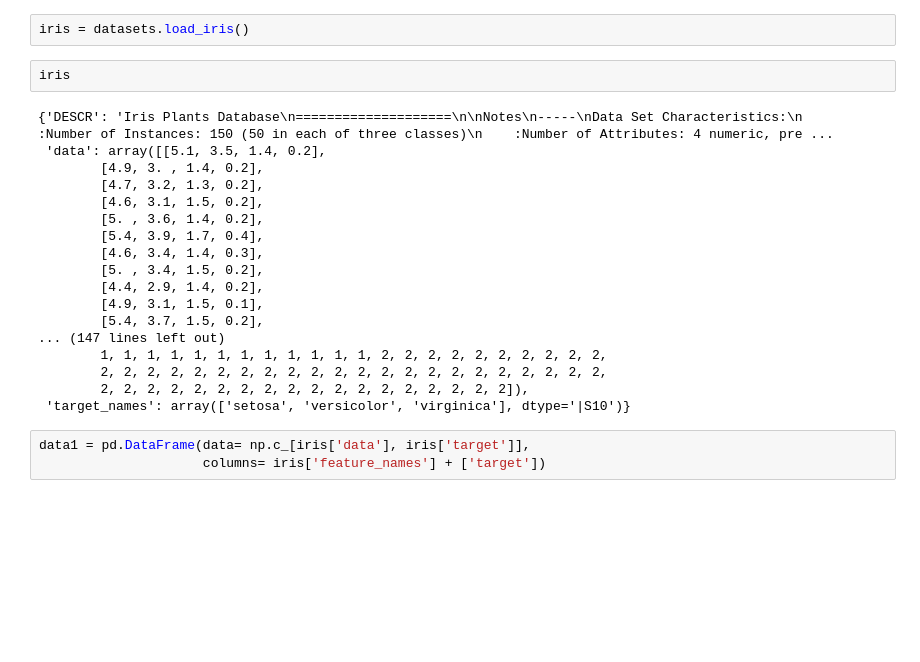
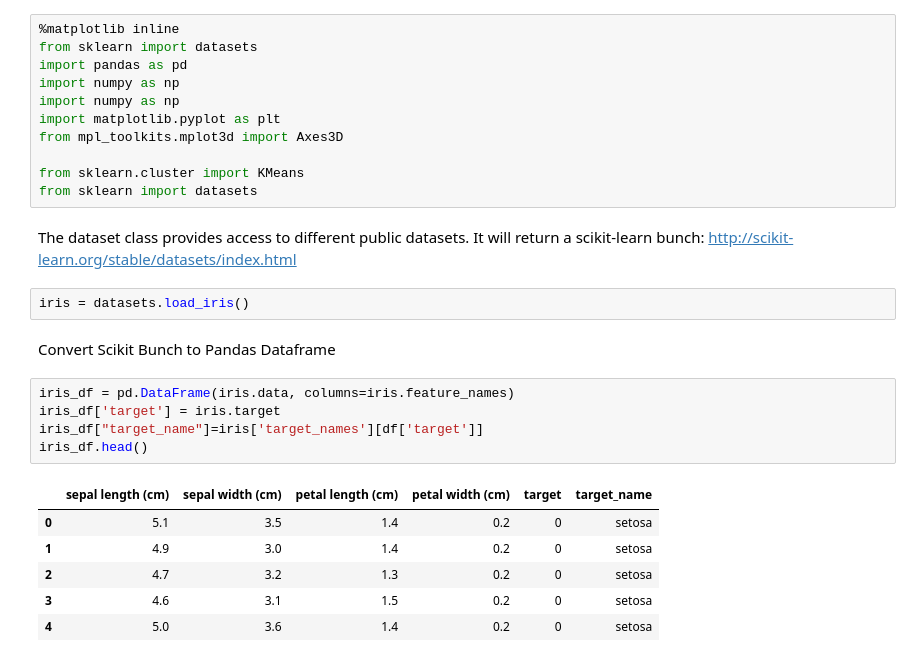
Before and after one commit to wang-yuhao/infrastructure, a Jupyter notebook: 08_KMeans/08_Kmeans.ipynb, the cells around one changed output. Saved outputs shown, nothing was run; the diff lists cells and outputs as text; blank space fills up the shorter version.

Commit message:
finished KMeans exercise

```diff
--- a/08_KMeans/08_Kmeans.ipynb
+++ b/08_KMeans/08_Kmeans.ipynb
@@ -14,25 +5,29 @@ import numpy as np
+# %%
+%matplotlib inline
+from sklearn import datasets
+import pandas as pd
+import numpy as np
+import numpy as np
+import matplotlib.pyplot as plt
+from mpl_toolkits.mplot3d import Axes3D
+
+from sklearn.cluster import KMeans
+from sklearn import datasets
+# %% [markdown]
+The dataset class provides access to different public datasets. It will return a scikit-learn bunch: <http://scikit-learn.org/stable/datasets/index.html>
 # %%
 iris = datasets.load_iris()
-# %%
-iris
-# %% [output]
-{'DESCR': 'Iris Plants Database\n====================\n\nNotes\n-----\nData Set Characteristics:\n    :Number of Instances: 150 (50 in each of three classes)\n    :Number of Attributes: 4 numeric, pre ...
- 'data': array([[5.1, 3.5, 1.4, 0.2],
-        [4.9, 3. , 1.4, 0.2],
-        [4.7, 3.2, 1.3, 0.2],
-        [4.6, 3.1, 1.5, 0.2],
-        [5. , 3.6, 1.4, 0.2],
-        [5.4, 3.9, 1.7, 0.4],
-        [4.6, 3.4, 1.4, 0.3],
-        [5. , 3.4, 1.5, 0.2],
-        [4.4, 2.9, 1.4, 0.2],
-        [4.9, 3.1, 1.5, 0.1],
-        [5.4, 3.7, 1.5, 0.2],
-... (147 lines left out)
-        1, 1, 1, 1, 1, 1, 1, 1, 1, 1, 1, 1, 2, 2, 2, 2, 2, 2, 2, 2, 2, 2,
-        2, 2, 2, 2, 2, 2, 2, 2, 2, 2, 2, 2, 2, 2, 2, 2, 2, 2, 2, 2, 2, 2,
-        2, 2, 2, 2, 2, 2, 2, 2, 2, 2, 2, 2, 2, 2, 2, 2, 2, 2]),
- 'target_names': array(['setosa', 'versicolor', 'virginica'], dtype='|S10')}
+# %% [markdown]
+Convert Scikit Bunch to Pandas Dataframe
 # %%
-data1 = pd.DataFrame(data= np.c_[iris['data'], iris['target']],
-                     columns= iris['feature_names'] + ['target'])
+iris_df = pd.DataFrame(iris.data, columns=iris.feature_names)
+iris_df['target'] = iris.target
+iris_df["target_name"]=iris['target_names'][df['target']]
+iris_df.head()
+# %% [output]
+|  | sepal length (cm) | sepal width (cm) | petal length (cm) | petal width (cm) | target | target_name |
+| 0 | 5.1 | 3.5 | 1.4 | 0.2 | 0 | setosa |
+| 1 | 4.9 | 3.0 | 1.4 | 0.2 | 0 | setosa |
+| 2 | 4.7 | 3.2 | 1.3 | 0.2 | 0 | setosa |
+| 3 | 4.6 | 3.1 | 1.5 | 0.2 | 0 | setosa |
+| 4 | 5.0 | 3.6 | 1.4 | 0.2 | 0 | setosa |
```
Also changed, not shown: parts of 17 cells of this notebook.
